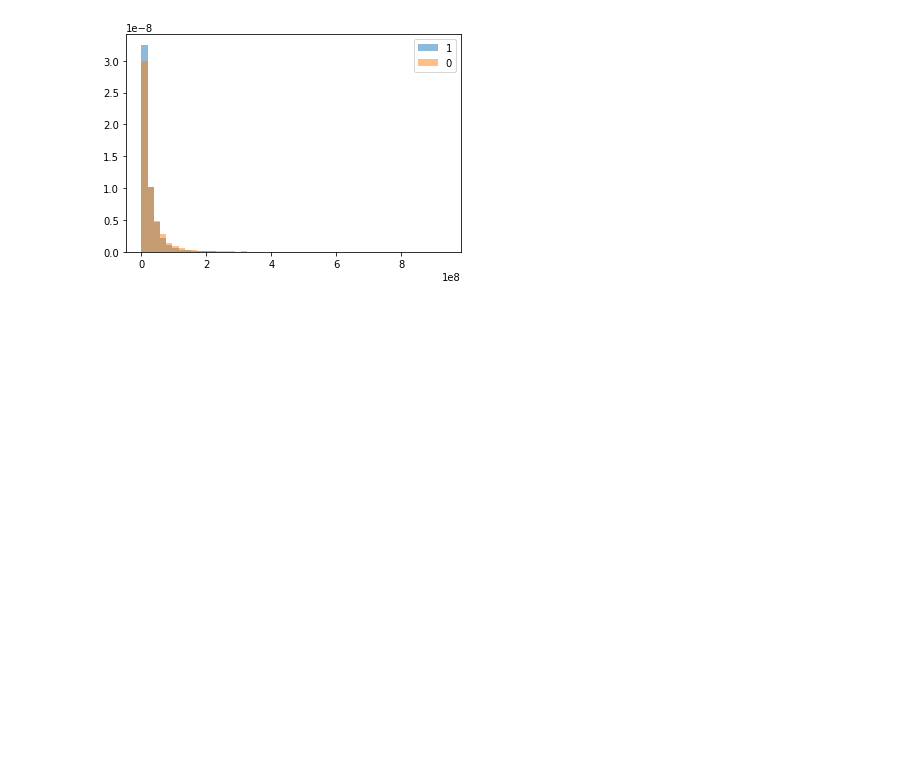
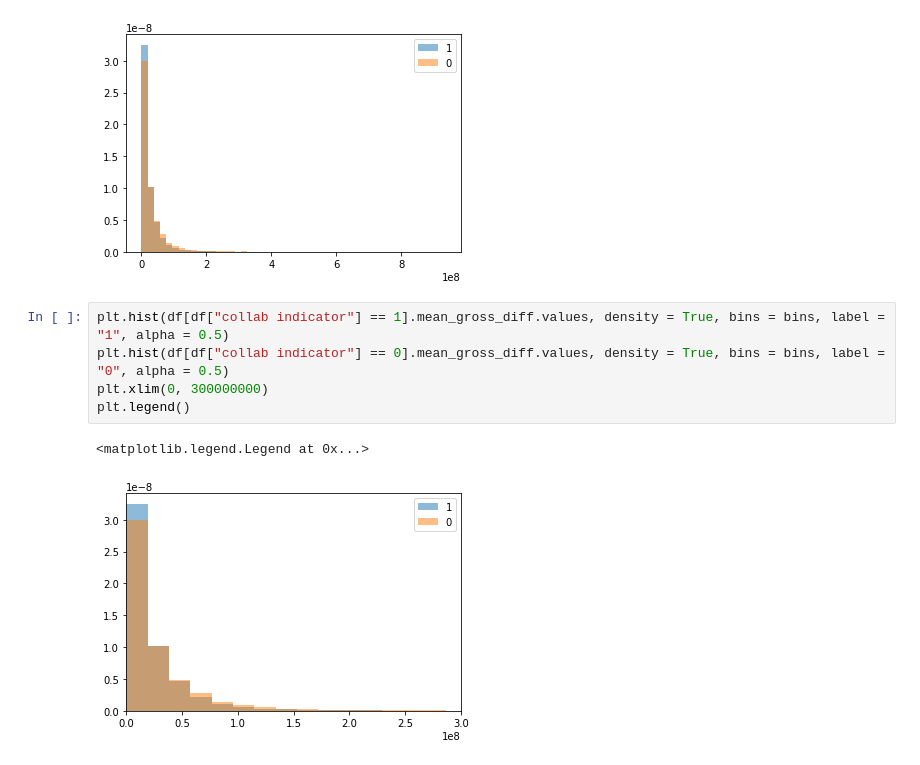
Before and after one commit to marlinfiggins/West-Coast-Datathon-F2020, a Jupyter notebook: notebooks/Covariate_testing.ipynb, the cells around one changed output. Drawn from its saved outputs; the diff is of its cells as text; blank space fills up the shorter version.

```diff
--- a/notebooks/Covariate_testing.ipynb
+++ b/notebooks/Covariate_testing.ipynb
@@ -149,6 +170,14 @@ plt.legend()
 # %% [output]
 <matplotlib.legend.Legend at 0x...>
 [figure]
+# %%
+plt.hist(df[df["collab indicator"] == 1].mean_gross_diff.values, density = True, bins = bins, label = "1", alpha = 0.5)
+plt.hist(df[df["collab indicator"] == 0].mean_gross_diff.values, density = True, bins = bins, label = "0", alpha = 0.5)
+plt.xlim(0, 300000000)
+plt.legend()
+# %% [output]
+<matplotlib.legend.Legend at 0x...>
+[figure, added]
 # %%
 np.var(df[df["collab indicator"] == 1].mean_gross_diff.values)
 # %% [output]
```
Also changed, not shown: parts of 54 cells of this notebook.
